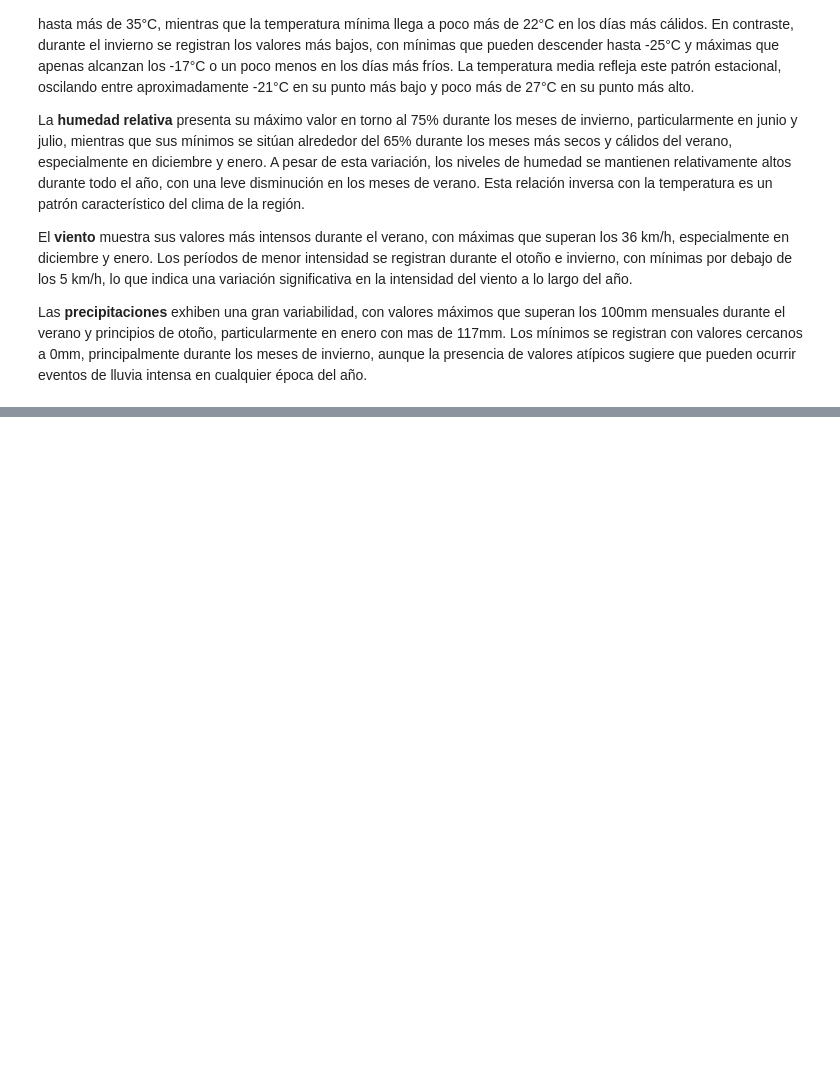
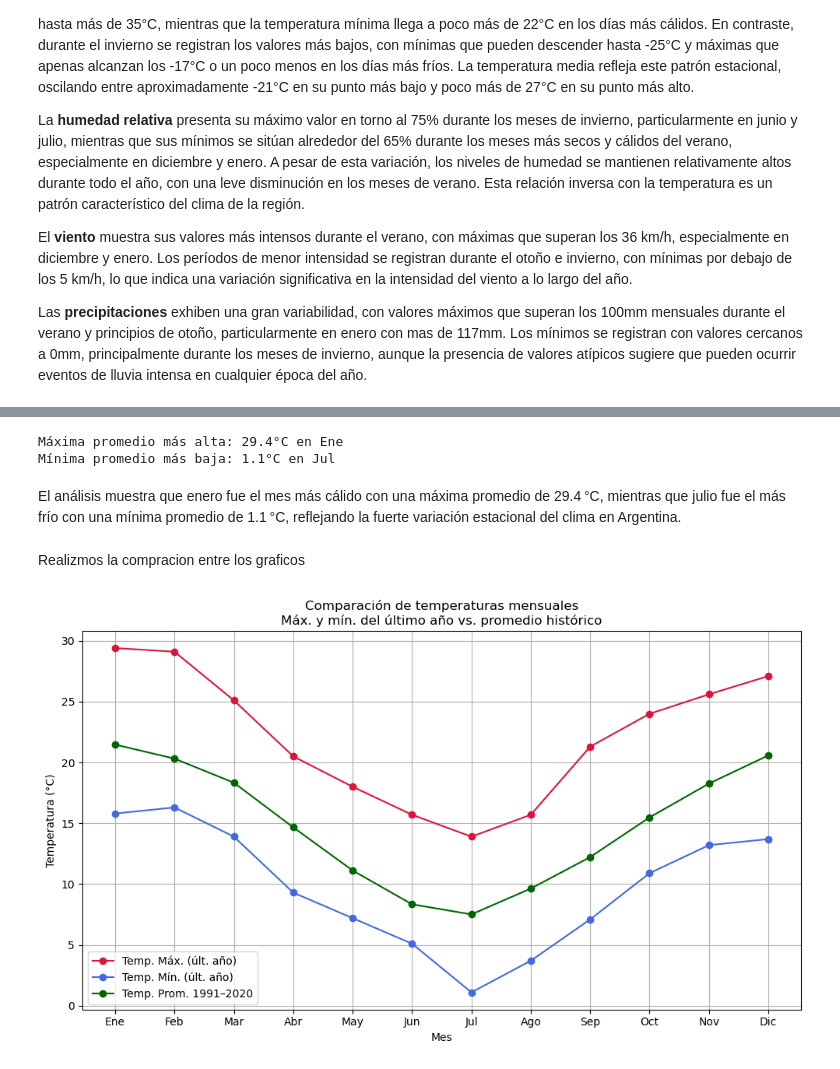
Before and after one commit to Mati279/Analisis-de-Datos---TPs, a Jupyter notebook: TP1/Borrador.ipynb, the cells around one changed output, grey strips where cells are left out. Drawn from its saved outputs; the diff is of its cells as text; code cells hidden in the pictures; blank space fills up the shorter version.

```diff
--- a/TP1/Borrador.ipynb
+++ b/TP1/Borrador.ipynb
@@ -714,0 +819,41 @@ Las **precipitaciones** exhiben una gran variabilidad, con valores máximos que
+# %%
+# Temperatura máxima promedio más alta
+mes_max_temp_max = df_365_tidy["Temperatura Máx."].idxmax()
+valor_max_temp_max = df_365_tidy["Temperatura Máx."].max()
+
+# Temperatura máxima promedio más baja
+mes_min_temp_min = df_365_tidy["Temperatura Mín."].idxmin()
+valor_min_temp_min = df_365_tidy["Temperatura Mín."].min()
+
+# Mostrar resultados
+print(f"Máxima promedio más alta: {valor_max_temp_max:.1f}°C en {mes_max_temp_max}")
+print(f"Mínima promedio más baja: {valor_min_temp_min:.1f}°C en {mes_min_temp_min}")
+# %% [output]
+Máxima promedio más alta: 29.4°C en Ene
+Mínima promedio más baja: 1.1°C en Jul
+# %% [markdown]
+El análisis muestra que enero fue el mes más cálido con una máxima promedio de 29.4 °C, mientras que julio fue el más frío con una mínima promedio de 1.1 °C, reflejando la fuerte variación estacional del clima en Argentina.
+# %% [markdown]
+Realizmos la compracion entre los graficos
+# %%
+meses = ['Ene', 'Feb', 'Mar', 'Abr', 'May', 'Jun',
+         'Jul', 'Ago', 'Sep', 'Oct', 'Nov', 'Dic']
+df_temp_hist = df_91_20.groupby('Mes', observed=True)['Temperatura'].mean().reindex(meses)
+
+# Asegurar mismo orden en df_365_tidy
+df_365_tidy = df_365_tidy.reindex(meses)
+# Gráfico combinado
+plt.figure(figsize=(10, 6))
+plt.plot(df_365_tidy.index, df_365_tidy["Temperatura Máx."], marker='o', color='crimson', label='Temp. Máx. (últ. año)')
+plt.plot(df_365_tidy.index, df_365_tidy["Temperatura Mín."], marker='o', color='royalblue', label='Temp. Mín. (últ. año)')
+plt.plot(df_temp_hist.index, df_temp_hist.values, marker='o', color='darkgreen', label='Temp. Prom. 1991–2020')
+
+plt.title("Comparación de temperaturas mensuales\nMáx. y mín. del último año vs. promedio histórico")
+plt.xlabel("Mes")
+plt.ylabel("Temperatura (°C)")
+plt.grid(True)
+plt.legend()
+plt.tight_layout()
+plt.show()
+# %% [output]
+[figure, added]
```
Also changed, not shown: parts of 19 cells of this notebook.
